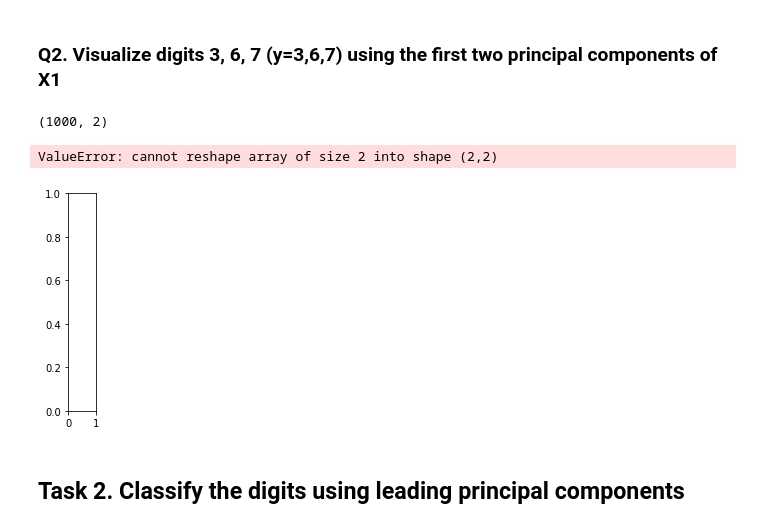
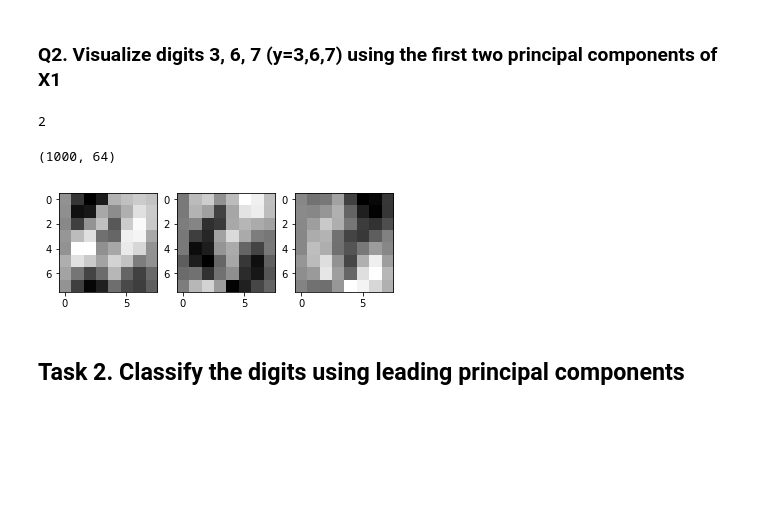
Before and after one commit to tharma3/ads, a Jupyter notebook: homework7_mrn291.ipynb, the cells around one changed output. Saved outputs shown, nothing was run; the diff lists cells and outputs as text; code cells hidden in the pictures; blank space fills up the shorter version.

```diff
--- a/homework7_mrn291.ipynb
+++ b/homework7_mrn291.ipynb
@@ -121,13 +132,19 @@ eigenvalues = pca_2.explained_variance_ratio_
+# %%
+pca_2.n_components_
+# %% [output]
+2
+# %%
+two_components = pca_2.inverse_transform(X1_PCA_2)
 # %%
-X1_PCA_2.shape
+two_components.shape
 # %% [output]
-(1000, 2)
+(1000, 64)
-# %%
-plt.subplot(1,10,1)
-plt.imshow(X1_PCA_2[0].reshape(2,2), cmap=plt.cm.gray_r)
-# %% [output]
-ValueError: cannot reshape array of size 2 into shape (2,2)
-[figure, removed]
+# %%
+for i,z in zip([3,6,7], [1,2,3]):
+    plt.subplot(1,3,z)
+    plt.imshow(two_components[i].reshape(8,8), cmap=plt.cm.gray_r)
+# %% [output]
+[figure, added]
 # %% [markdown]
 ## Task 2. Classify the digits using leading principal components
 # %% [markdown]
```
Also changed, not shown: parts of 32 cells of this notebook.
